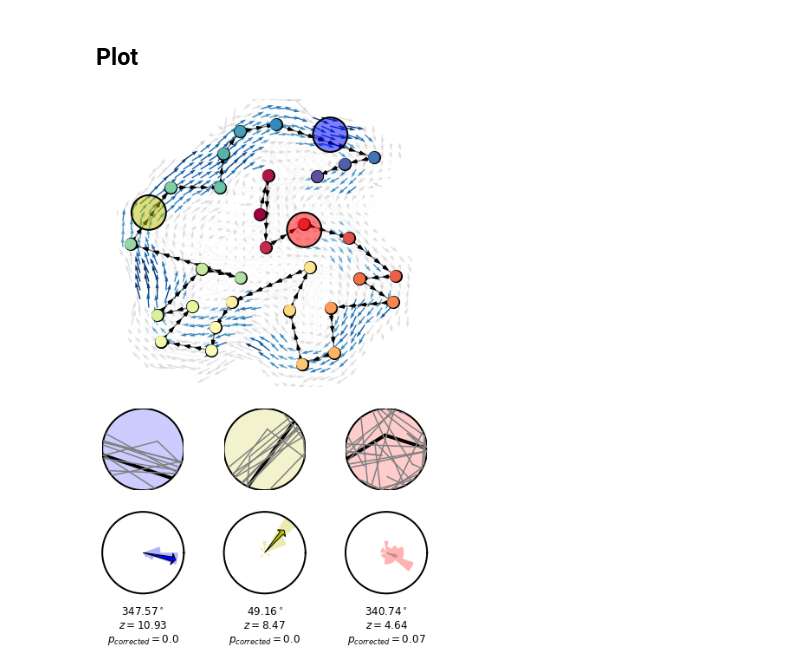
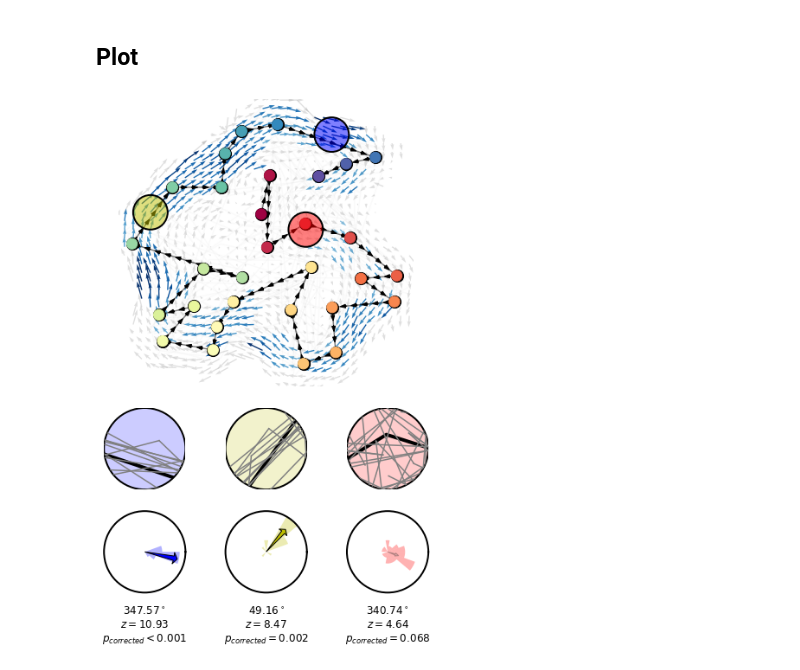
Before and after one commit to ContextLab/sherlock-topic-model-paper, a Jupyter notebook: code/notebooks/supp/topic_space_flow.ipynb, the cells around one changed output. Cells and saved outputs as stored; diff of their text form; code cells hidden in the pictures.

```diff
--- a/code/notebooks/supp/topic_space_flow.ipynb
+++ b/code/notebooks/supp/topic_space_flow.ipynb
@@ -385,35 +385,38 @@ arrow_kwargs = {
     'head_width': 0.2
 }
 
 plot_embedding_flow(flow_ax)
 angle1, z1, pc1 = plot_flow_around(40, 33, bg_color='b', arrow_kwargs=arrow_kwargs,
                                    ax=zoom_ax1, rayleigh_ax=polar_ax1, flow_ax=flow_ax)
 angle2, z2, pc2 = plot_flow_around(31, 12, bg_color='y', arrow_kwargs=arrow_kwargs,
                                    ax=zoom_ax2, rayleigh_ax=polar_ax2, flow_ax=flow_ax)
 angle3, z3, pc3 = plot_flow_around(29, 30, bg_color='r', arrow_kwargs=arrow_kwargs,
                                    ax=zoom_ax3, rayleigh_ax=polar_ax3, flow_ax=flow_ax)
 
 polar_axes = (polar_ax1, polar_ax2, polar_ax3)
 angles = (angle1, angle2, angle3)
 zs = (z1, z2, z3)
 pcs = (pc1, pc2, pc3)
 
 max_bincount = int(max([b.get_height() for ax in polar_axes for b in ax.patches]))
 for i, ax in enumerate(polar_axes):
     ax.set_rlim(0, max_bincount)
     ax.set_rticks([max_bincount])
     ax.set_xticks([])
     ax.spines['polar'].set_linewidth(2)
-    angle_deg = round(np.rad2deg(angles[i]), 2)
-    z = round(zs[i], 2)
-    pc = round(pcs[i], 2)
+    angle = f'{round(np.rad2deg(angles[i]), 2)}^\circ'
+    z = f'z = {round(zs[i], 2)}'
+    if pcs[i] < 0.001:
+        pc = 'p_{corrected} < 0.001'
+    else:
+        pc = 'p_{corrected} = %s' % round(pcs[i], 3)
     ax.text(0.5, -0.6,
-            "$%s^\circ$\n$z = %s$\n$p_{corrected} = %s$" % (angle_deg, z, pc),
+            f"${angle}$\n${z}$\n${pc}$",
             fontsize='large', ha='center', transform=ax.transAxes)
 
 
 gs.tight_layout(fig, h_pad=2.5)
 # plt.savefig(FIG_DIR.joinpath('topic_space_flow.pdf'))
 plt.show()
 # %% [output]
-[figure, old version]
+[figure, new version]
```
Also changed, not shown: 1 other file.
